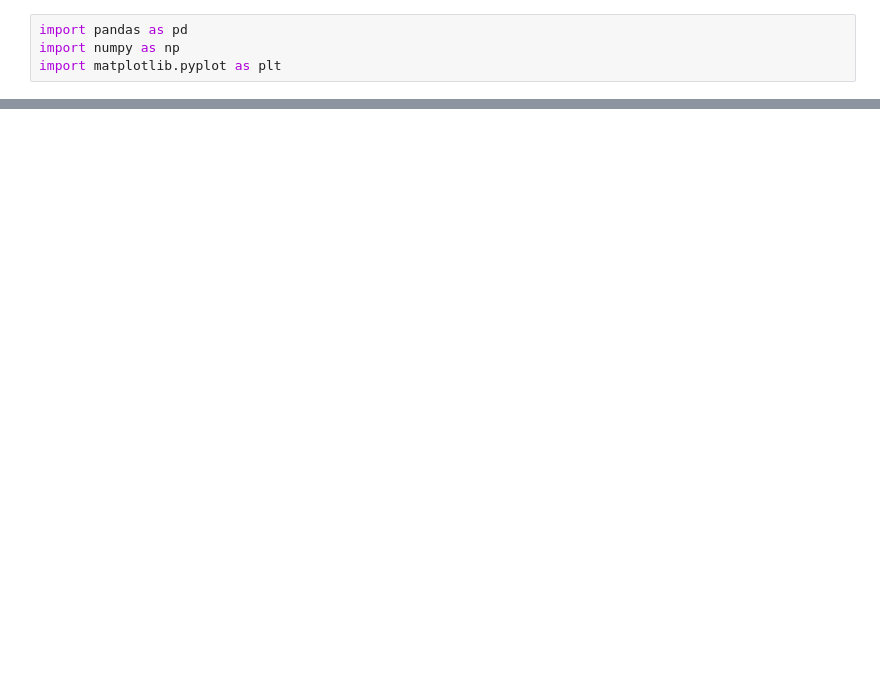
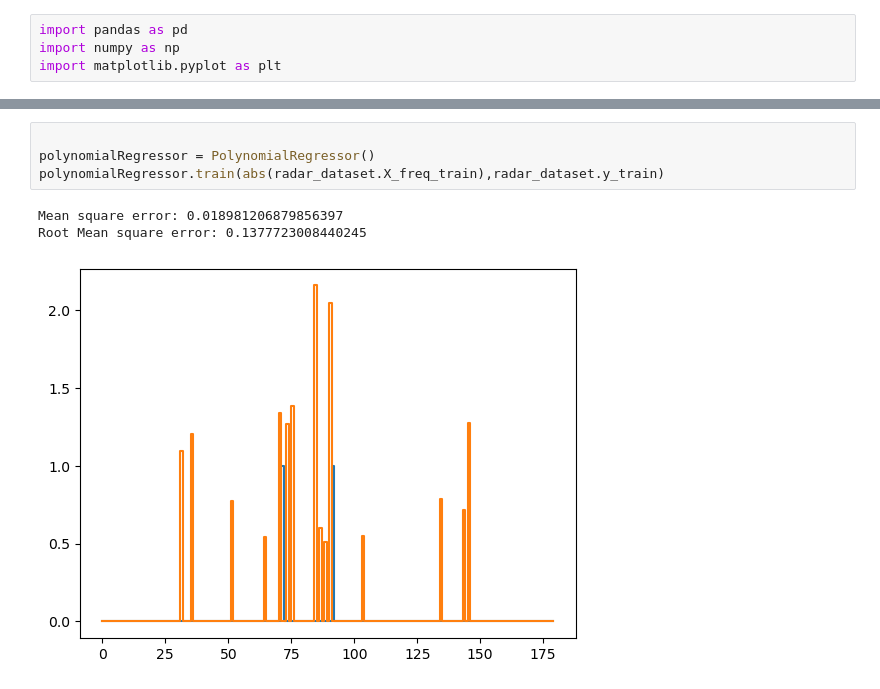
Before and after one commit to Littleyns/ProjetRadarIA, a Jupyter notebook: MainRadar.ipynb, the cells around one changed output, grey strips where cells are left out. Saved outputs shown, nothing was run; the diff lists cells and outputs as text; blank space fills up the shorter version.

```diff
--- a/MainRadar.ipynb
+++ b/MainRadar.ipynb
@@ -456,0 +60,8 @@ print(evaluation_result)
+# %%
+
+polynomialRegressor = PolynomialRegressor()
+polynomialRegressor.train(abs(radar_dataset.X_freq_train),radar_dataset.y_train)
+# %% [output]
+Mean square error: 0.018981206879856397
+Root Mean square error: 0.1377723008440245
+[figure, added]
```
Also changed, not shown: parts of 24 cells of this notebook, 52 other files.
